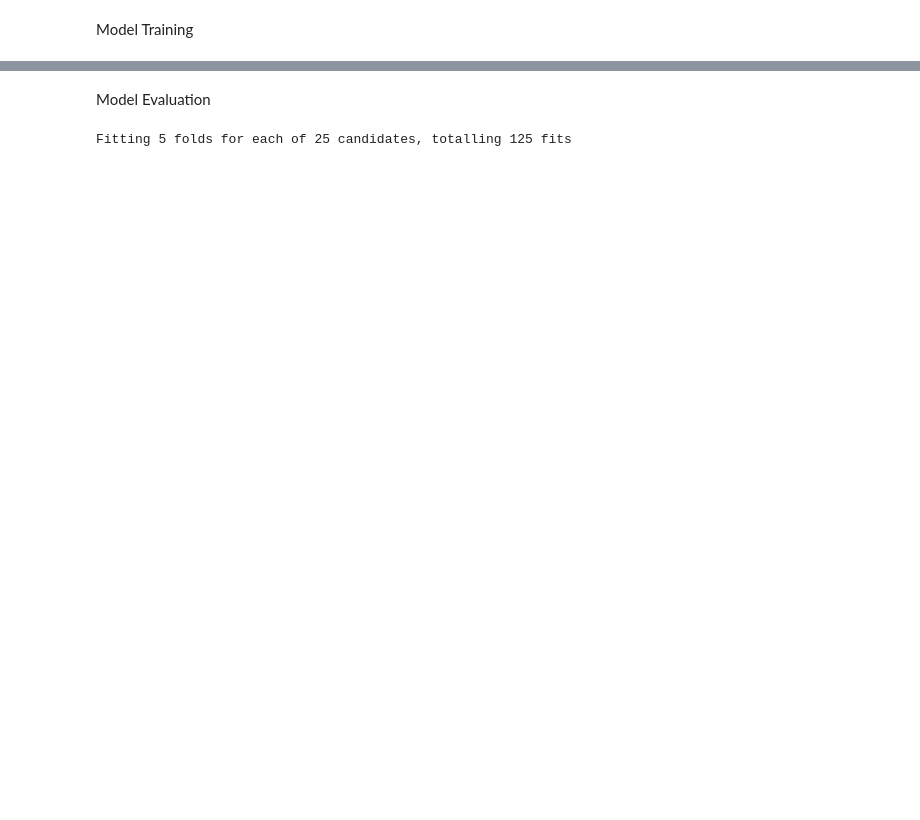
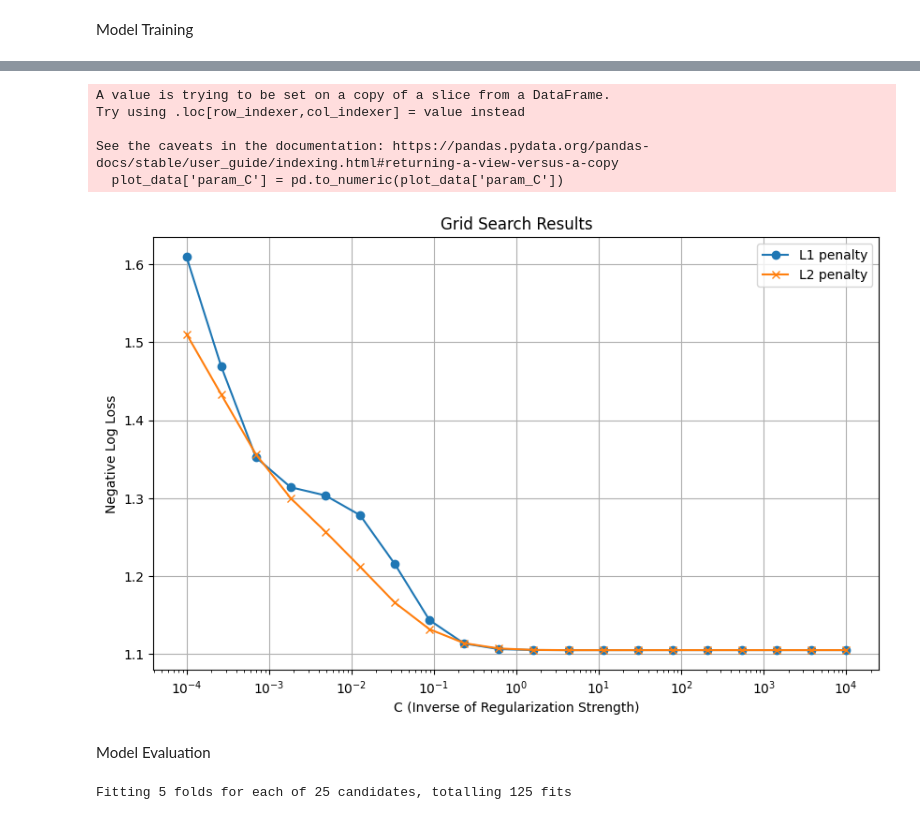
Before and after one commit to Ariamestra/ConsumerReviews, a Jupyter notebook: project_part3.ipynb, the cells around one changed output, grey strips where cells are left out. Cells and saved outputs as stored; diff of their text form; code cells hidden in the pictures; blank space fills up the shorter version.

```diff
--- a/project_part3.ipynb
+++ b/project_part3.ipynb
@@ -229,3 +261,43 @@ Log Loss: 1.0934269770815825
+# %%
+import matplotlib.pyplot as plt
+import pandas as pd
+import numpy as np
+
+# Assuming grid_search is your GridSearchCV object
+cv_results = grid_search.cv_results_
+
+# Create a DataFrame from the CV results
+results_df = pd.DataFrame(cv_results)
+
+# Filter the columns required for plotting
+plot_data = results_df[['param_C', 'param_penalty', 'mean_test_score']]
+
+# Convert 'param_C' to numeric for proper plotting, since it's likely stored as strings
+plot_data['param_C'] = pd.to_numeric(plot_data['param_C'])
+
+# Separate data for l1 and l2 penalties
+l1_data = plot_data[plot_data['param_penalty'] == 'l1']
+l2_data = plot_data[plot_data['param_penalty'] == 'l2']
+
+# Plotting
+plt.figure(figsize=(10, 6))
+plt.plot(l1_data['param_C'], -l1_data['mean_test_score'], label='L1 penalty', marker='o')
+plt.plot(l2_data['param_C'], -l2_data['mean_test_score'], label='L2 penalty', marker='x')
+
+plt.xscale('log')  # Since C is on a logarithmic scale
+plt.xlabel('C (Inverse of Regularization Strength)')
+plt.ylabel('Negative Log Loss')
+plt.title('Grid Search Results')
+plt.legend()
+plt.grid(True)
+plt.show()
+# %% [output]
+A value is trying to be set on a copy of a slice from a DataFrame.
+Try using .loc[row_indexer,col_indexer] = value instead
+
+See the caveats in the documentation: https://pandas.pydata.org/pandas-docs/stable/user_guide/indexing.html#returning-a-view-versus-a-copy
+  plot_data['param_C'] = pd.to_numeric(plot_data['param_C'])
+[figure, added]
 # %% [markdown]
 Model Evaluation
 # %%
```
Also changed, not shown: parts of 10 cells of this notebook.
